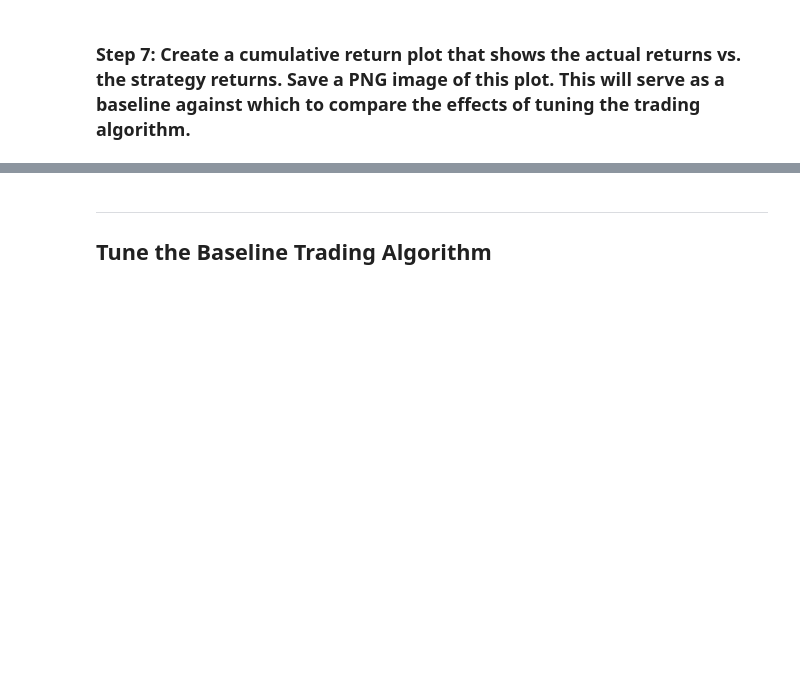
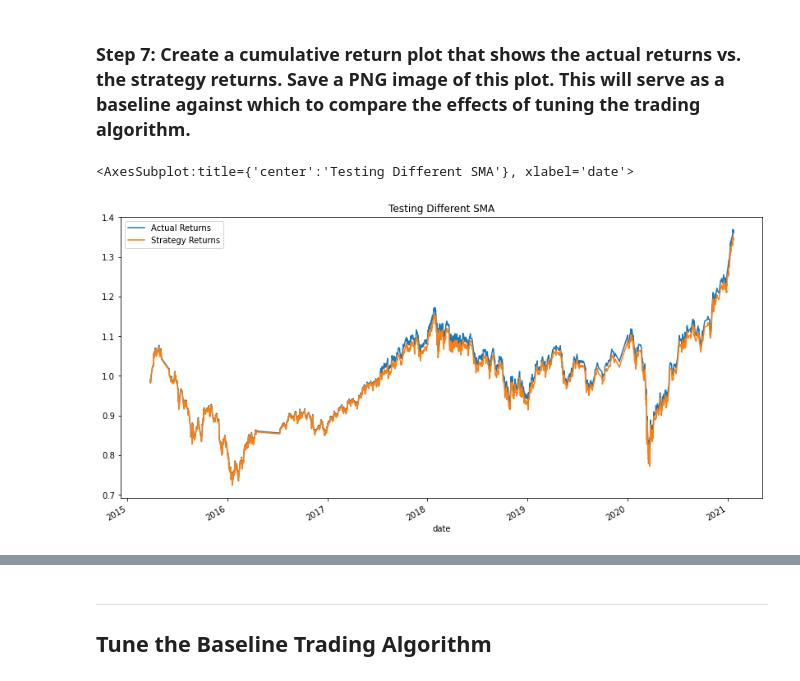
Before and after one commit to stefimaz/Fintech_Database, a Jupyter notebook: C14_Algorithmic_trading/machine_learning_trading_bot.ipynb, the cells around one changed output, grey strips where cells are left out. Saved outputs shown, nothing was run; the diff lists cells and outputs as text; code cells hidden in the pictures; blank space fills up the shorter version.

```diff
--- a/C14_Algorithmic_trading/machine_learning_trading_bot.ipynb
+++ b/C14_Algorithmic_trading/machine_learning_trading_bot.ipynb
@@ -382,4 +385,11 @@ display(predictions_df.tail())
 | 2021-01-22 15:45:00 | 1.0 | -0.000896 | -0.000896 |
 # %% [markdown]
 ### Step 7: Create a cumulative return plot that shows the actual returns vs. the strategy returns. Save a PNG image of this plot. This will serve as a baseline against which to compare the effects of tuning the trading algorithm.
+# %%
+# Plot the actual returns versus the strategy returns (3 months data training)
+(1 + predictions_df[["Actual Returns", "Strategy Returns"]]).cumprod().plot(
+    title= "Testing Different SMA", figsize=(14,7))
+# %% [output]
+<AxesSubplot:title={'center':'Testing Different SMA'}, xlabel='date'>
+[figure, added]
 # %%
```
Also changed, not shown: parts of 15 cells of this notebook, 17 other files.
